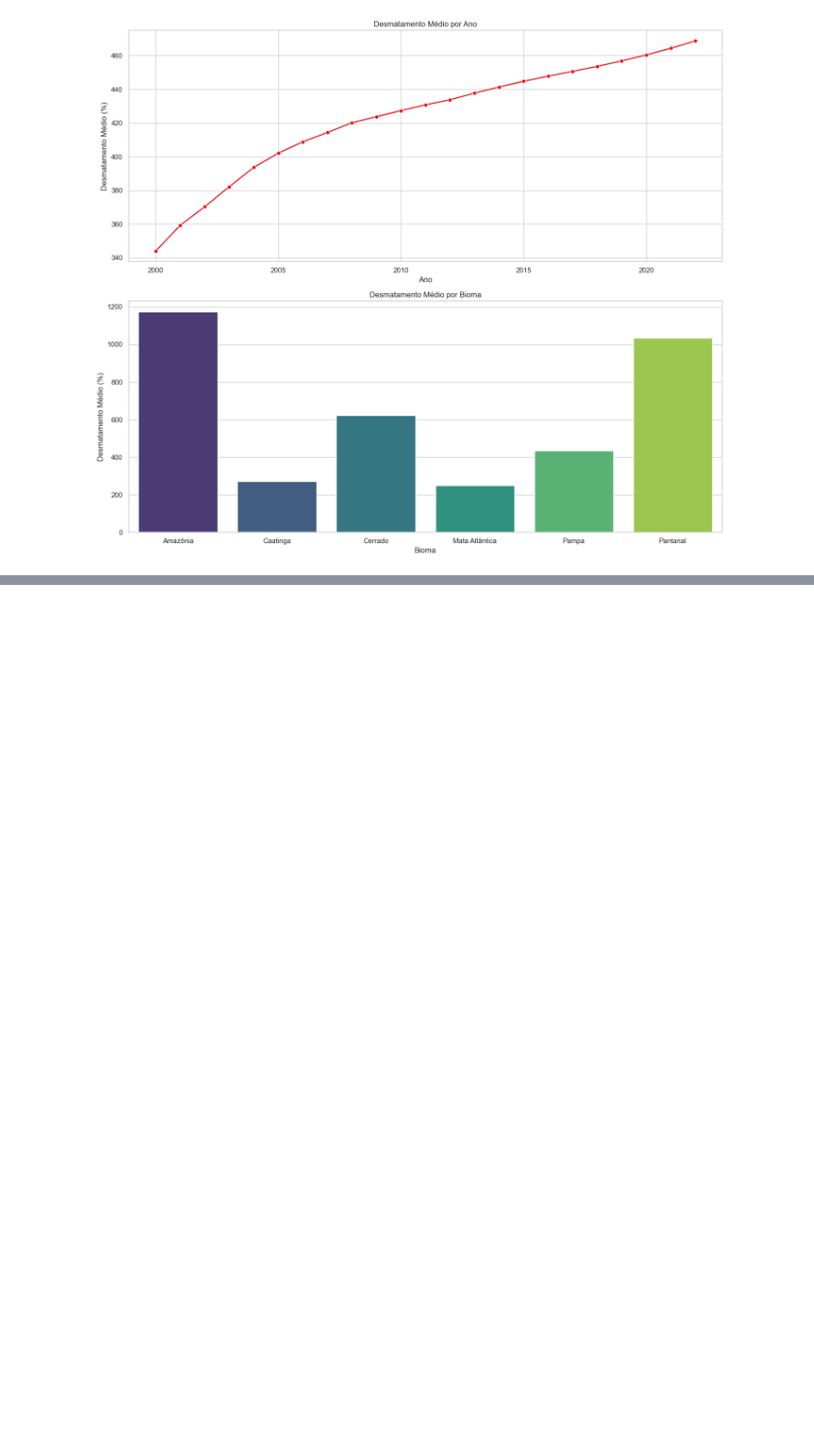
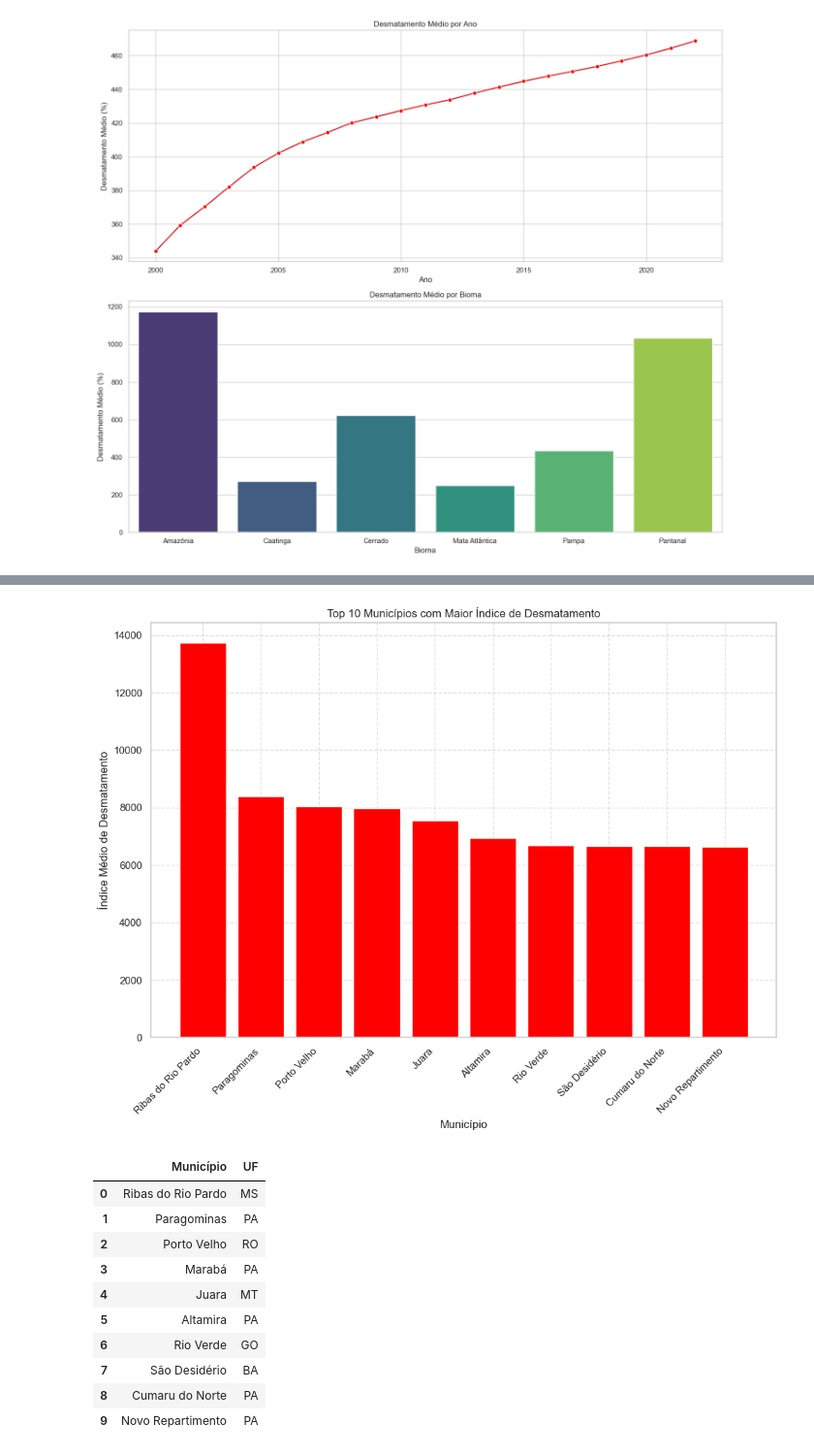
Before and after one commit to aldemaas/dados_desmatamento, a Jupyter notebook: relatorio.ipynb, the cells around one changed output, grey strips where cells are left out. Shown at 97% size. Saved outputs shown, nothing was run; the diff lists cells and outputs as text; code cells hidden in the pictures; blank space fills up the shorter version.

```diff
--- a/relatorio.ipynb
+++ b/relatorio.ipynb
@@ -174,0 +136,43 @@ KeyError: 'bioma'
+# %%
+# Agrupando e calculando a média do desmatamento
+municipios_desmatamento = desmatamento.groupby('id_municipio')['desmatado'].mean()
+
+# Ordenando os municípios pelo desmatamento médio
+top_desmatamento = municipios_desmatamento.sort_values(ascending=False).head(20)
+
+top_desmatamento
+
+# Selecionando apenas os top 10 municípios com o maior índice de desmatamento
+top_10_desmatamento = top_desmatamento.head(10)
+
+# Mapeando os códigos dos municípios aos seus respectivos nomes usando o código IBGE7
+top_10_desmatamento_names = top_10_desmatamento.reset_index().merge(municipios_data, left_on='id_municipio', right_on='IBGE7', how='left')
+
+# Selecionando as colunas relevantes para o gráfico
+top_10_desmatamento_names = top_10_desmatamento_names[['Município', 'desmatado', 'UF']]
+
+# Preparando o gráfico com nomes de municípios
+plt.figure(figsize=(12, 8))
+plt.bar(top_10_desmatamento_names['Município'], top_10_desmatamento_names['desmatado'], color='red')
+plt.title('Top 10 Municípios com Maior Índice de Desmatamento')
+plt.xlabel('Município')
+plt.ylabel('Índice Médio de Desmatamento')
+plt.xticks(rotation=45, ha='right')
+plt.grid(True, linestyle='--', alpha=0.6)
+plt.show()
+
+# Mostrando os nomes e os estados dos municípios para verificação
+top_10_desmatamento_names[['Município', 'UF']]
+# %% [output]
+[figure, added]
+|  | Município | UF |
+| 0 | Ribas do Rio Pardo | MS |
+| 1 | Paragominas | PA |
+| 2 | Porto Velho | RO |
+| 3 | Marabá | PA |
+| 4 | Juara | MT |
+| 5 | Altamira | PA |
+| 6 | Rio Verde | GO |
+| 7 | São Desidério | BA |
+| 8 | Cumaru do Norte | PA |
+| 9 | Novo Repartimento | PA |
```
Also changed, not shown: parts of 6 cells of this notebook, 1 other file.
